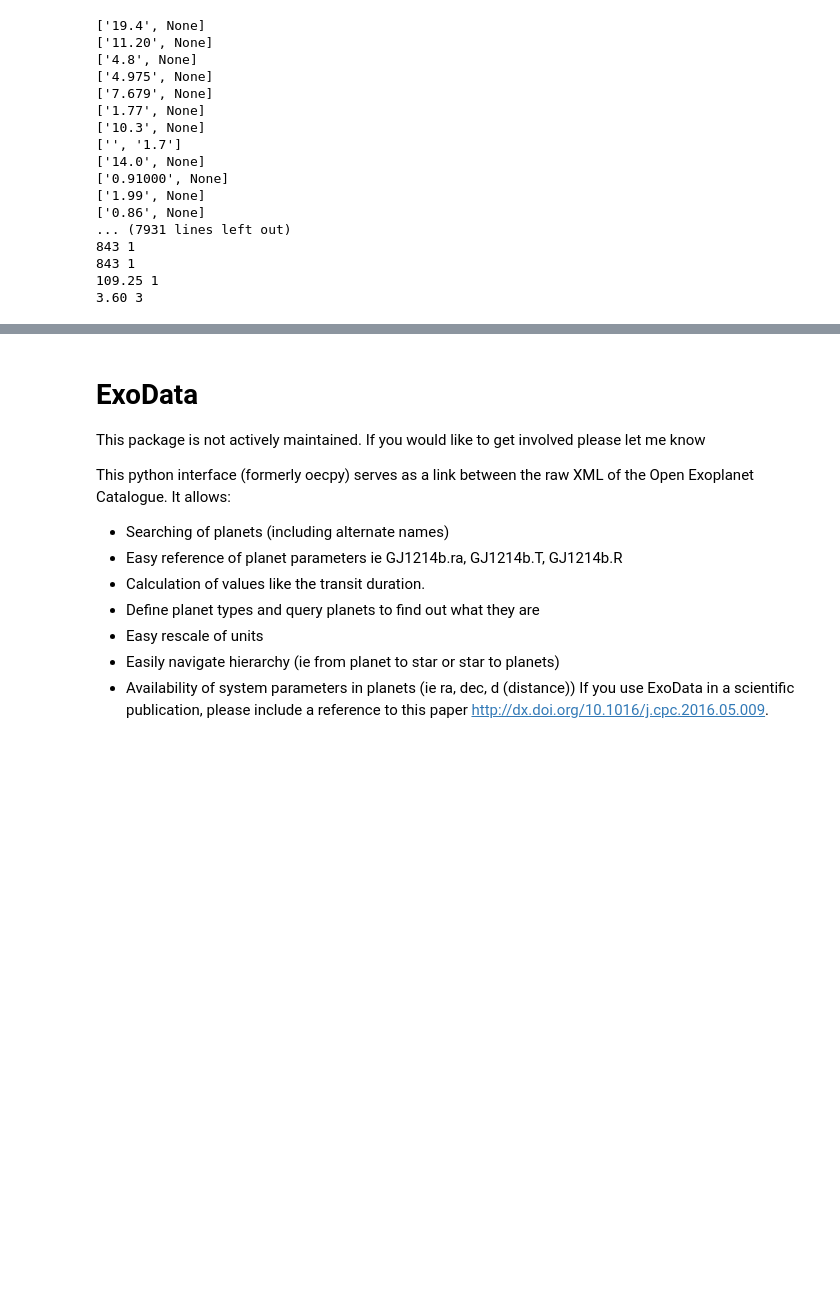
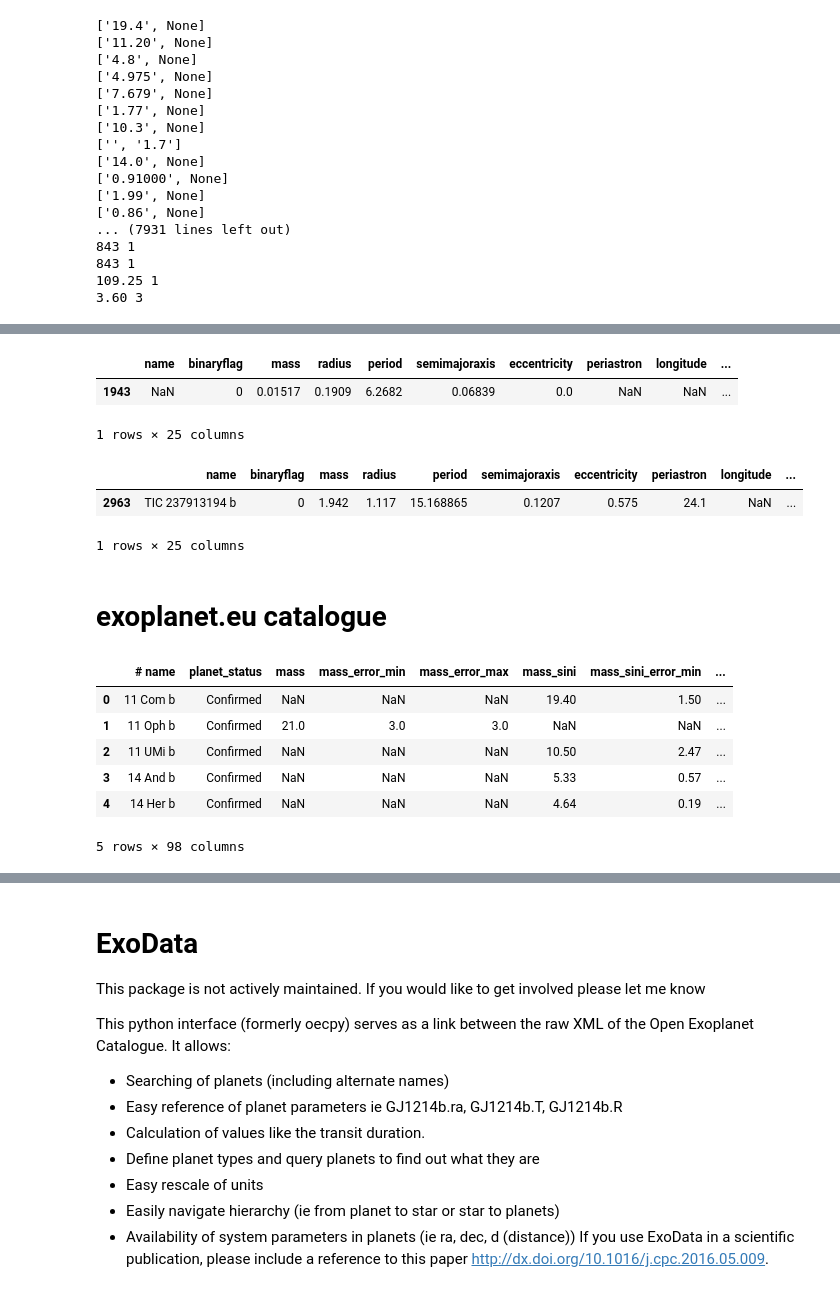
Before and after one commit to DerrickDDInAI/astro, a Jupyter notebook: core/Databases.ipynb, the cells around one changed output, grey strips where cells are left out. Saved outputs shown, nothing was run; the diff lists cells and outputs as text; code cells hidden in the pictures; blank space fills up the shorter version.

```diff
--- a/core/Databases.ipynb
+++ b/core/Databases.ipynb
@@ -46,0 +93,26 @@ for system in oec.findall(".//system"):
+# %%
+oec_df.loc[oec_df.name.isnull()]
+# %% [output]
+|  | name | binaryflag | mass | radius | period | semimajoraxis | eccentricity | periastron | longitude | ... |
+| 1943 | NaN | 0 | 0.01517 | 0.1909 | 6.2682 | 0.06839 | 0.0 | NaN | NaN | ... |
+1 rows × 25 columns
+# %%
+oec_df.loc[(~oec_df.name.isnull()) & (oec_df.name.str.contains("TIC"))]
+# %% [output]
+|  | name | binaryflag | mass | radius | period | semimajoraxis | eccentricity | periastron | longitude | ... |
+| 2963 | TIC 237913194 b | 0 | 1.942 | 1.117 | 15.168865 | 0.1207 | 0.575 | 24.1 | NaN | ... |
+1 rows × 25 columns
+# %% [markdown]
+# exoplanet.eu catalogue
+# %%
+url = "http://exoplanet.eu/catalog/csv/"
+eeu_df = pd.read_csv(url)
+eeu_df.head()
+# %% [output]
+|  | # name | planet_status | mass | mass_error_min | mass_error_max | mass_sini | mass_sini_error_min | ... |
+| 0 | 11 Com b | Confirmed | NaN | NaN | NaN | 19.40 | 1.50 | ... |
+| 1 | 11 Oph b | Confirmed | 21.0 | 3.0 | 3.0 | NaN | NaN | ... |
+| 2 | 11 UMi b | Confirmed | NaN | NaN | NaN | 10.50 | 2.47 | ... |
+| 3 | 14 And b | Confirmed | NaN | NaN | NaN | 5.33 | 0.57 | ... |
+| 4 | 14 Her b | Confirmed | NaN | NaN | NaN | 4.64 | 0.19 | ... |
+5 rows × 98 columns
```
Also changed, not shown: parts of 22 cells of this notebook.
